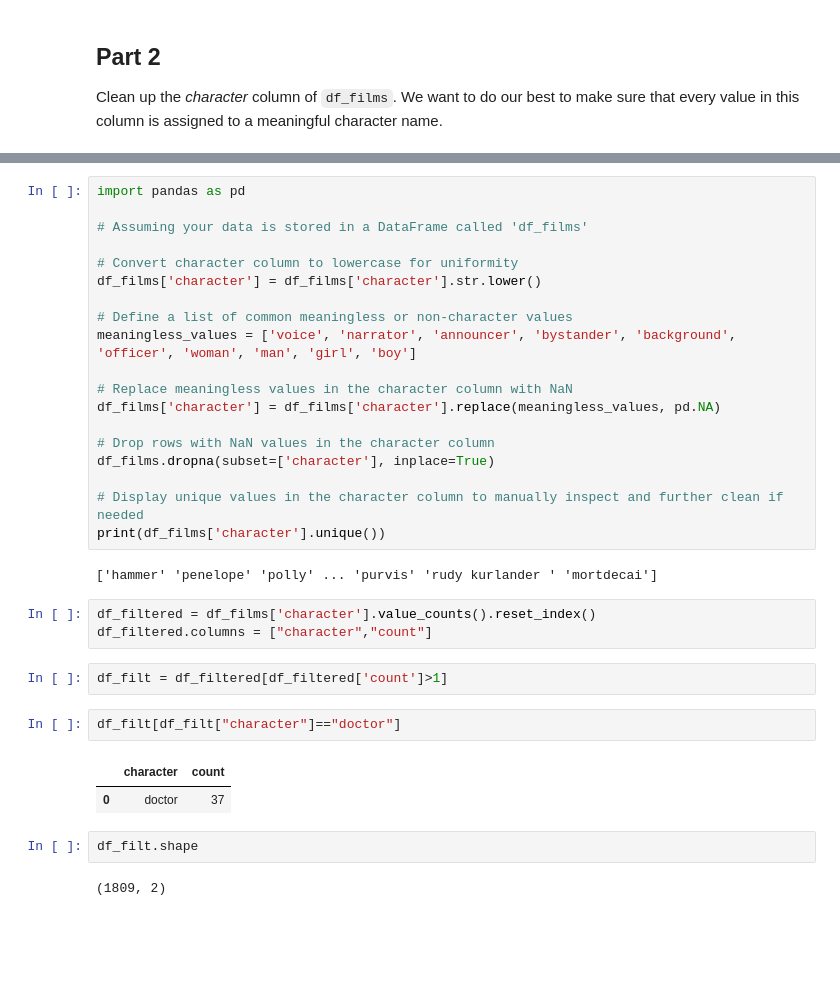
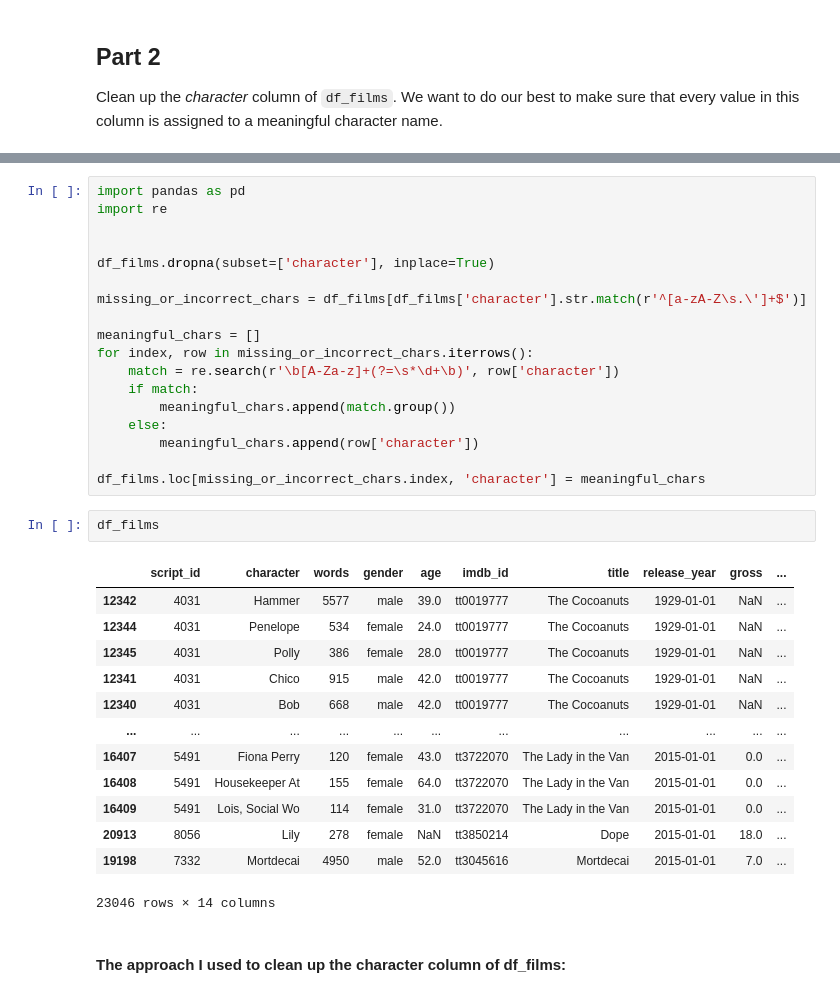
Before and after one commit to Varsha5502/Gitstuff, a Jupyter notebook: Lab 4/lab_4-2.ipynb, the cells around one changed output, grey strips where cells are left out. Drawn from its saved outputs; the diff is of its cells as text; blank space fills up the shorter version.

```diff
--- a/Lab 4/lab_4-2.ipynb
+++ b/Lab 4/lab_4-2.ipynb
@@ -880,35 +930,36 @@ Clean up the *character* column of `df_films`. We want to do our best to make su
-# %%
-import pandas as pd
-
-# Assuming your data is stored in a DataFrame called 'df_films'
-
-# Convert character column to lowercase for uniformity
-df_films['character'] = df_films['character'].str.lower()
-
-# Define a list of common meaningless or non-character values
-meaningless_values = ['voice', 'narrator', 'announcer', 'bystander', 'background', 'officer', 'woman', 'man', 'girl', 'boy']
-
-# Replace meaningless values in the character column with NaN
-df_films['character'] = df_films['character'].replace(meaningless_values, pd.NA)
-
-# Drop rows with NaN values in the character column
-df_films.dropna(subset=['character'], inplace=True)
-
-# Display unique values in the character column to manually inspect and further clean if needed
-print(df_films['character'].unique())
-# %% [output]
-['hammer' 'penelope' 'polly' ... 'purvis' 'rudy kurlander ' 'mortdecai']
-# %%
-df_filtered = df_films['character'].value_counts().reset_index()
-df_filtered.columns = ["character","count"]
-# %%
-df_filt = df_filtered[df_filtered['count']>1]
-# %%
-df_filt[df_filt["character"]=="doctor"]
-# %% [output]
-|  | character | count |
-| 0 | doctor | 37 |
-# %%
-df_filt.shape
-# %% [output]
-(1809, 2)
+# %%
+import pandas as pd
+import re
+
+
+df_films.dropna(subset=['character'], inplace=True)
+
+missing_or_incorrect_chars = df_films[df_films['character'].str.match(r'^[a-zA-Z\s.\']+$')]
+
+meaningful_chars = []
+for index, row in missing_or_incorrect_chars.iterrows():
+    match = re.search(r'\b[A-Za-z]+(?=\s*\d+\b)', row['character'])
+    if match:
+        meaningful_chars.append(match.group())
+    else:
+        meaningful_chars.append(row['character'])
+
+df_films.loc[missing_or_incorrect_chars.index, 'character'] = meaningful_chars
+# %%
+df_films
+# %% [output]
+|  | script_id | character | words | gender | age | imdb_id | title | release_year | gross | ... |
+| 12342 | 4031 | Hammer | 5577 | male | 39.0 | tt0019777 | The Cocoanuts | 1929-01-01 | NaN | ... |
+| 12344 | 4031 | Penelope | 534 | female | 24.0 | tt0019777 | The Cocoanuts | 1929-01-01 | NaN | ... |
+| 12345 | 4031 | Polly | 386 | female | 28.0 | tt0019777 | The Cocoanuts | 1929-01-01 | NaN | ... |
+| 12341 | 4031 | Chico | 915 | male | 42.0 | tt0019777 | The Cocoanuts | 1929-01-01 | NaN | ... |
+| 12340 | 4031 | Bob | 668 | male | 42.0 | tt0019777 | The Cocoanuts | 1929-01-01 | NaN | ... |
+| ... | ... | ... | ... | ... | ... | ... | ... | ... | ... | ... |
+| 16407 | 5491 | Fiona Perry | 120 | female | 43.0 | tt3722070 | The Lady in the Van | 2015-01-01 | 0.0 | ... |
+| 16408 | 5491 | Housekeeper At | 155 | female | 64.0 | tt3722070 | The Lady in the Van | 2015-01-01 | 0.0 | ... |
+| 16409 | 5491 | Lois, Social Wo | 114 | female | 31.0 | tt3722070 | The Lady in the Van | 2015-01-01 | 0.0 | ... |
+| 20913 | 8056 | Lily | 278 | female | NaN | tt3850214 | Dope | 2015-01-01 | 18.0 | ... |
+| 19198 | 7332 | Mortdecai | 4950 | male | 52.0 | tt3045616 | Mortdecai | 2015-01-01 | 7.0 | ... |
+23046 rows × 14 columns
+# %% [markdown]
+#### The approach I used to clean up the character column of df_films:
```
Also changed, not shown: parts of 15 cells of this notebook.
